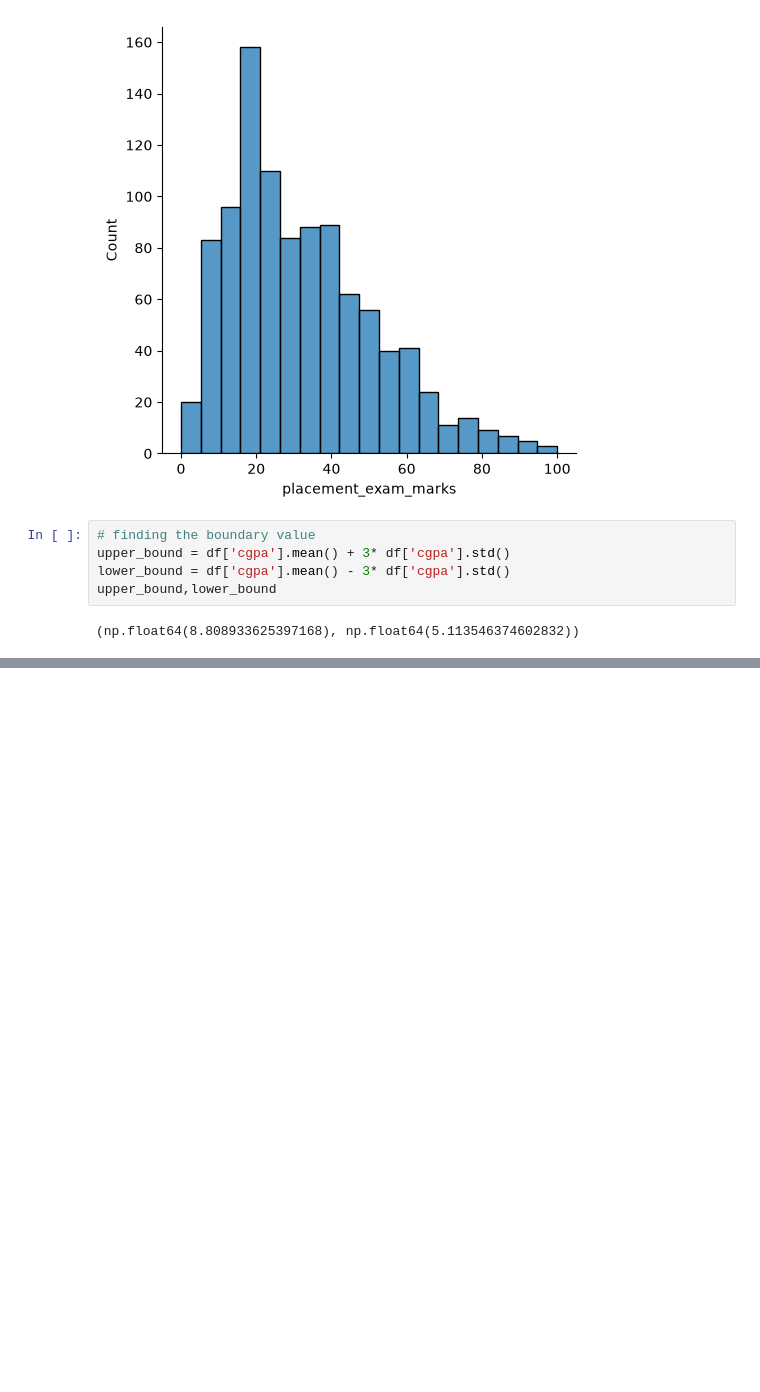
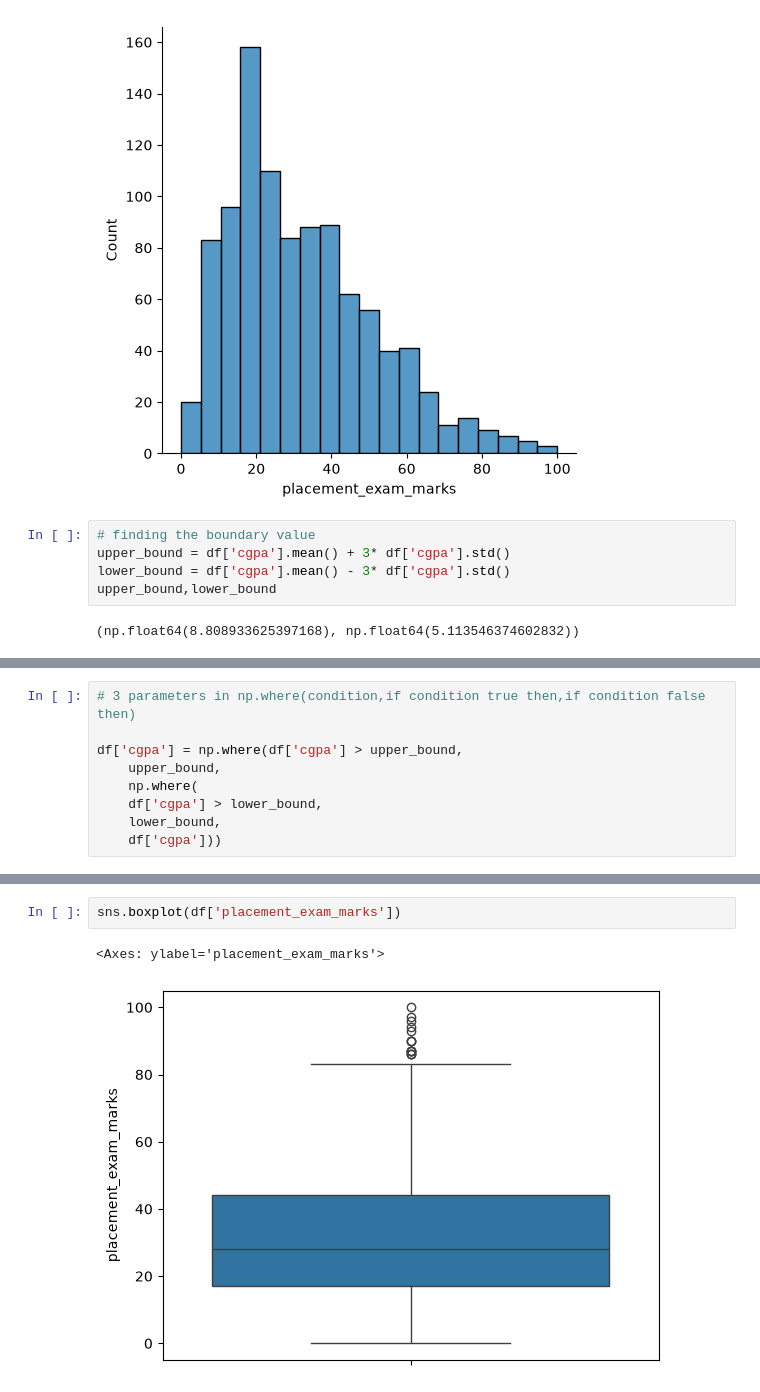
Before and after one commit to Raj2846/Python-RealLife-Problems, a Jupyter notebook: Data_Science/Outliers.ipynb, the cells around one changed output, grey strips where cells are left out. Saved outputs shown, nothing was run; the diff lists cells and outputs as text; blank space fills up the shorter version.

```diff
--- a/Data_Science/Outliers.ipynb
+++ b/Data_Science/Outliers.ipynb
@@ -98,0 +143,9 @@ upper_bound,lower_bound
+# %%
+# 3 parameters in np.where(condition,if condition true then,if condition false then)
+
+df['cgpa'] = np.where(df['cgpa'] > upper_bound,
+    upper_bound,
+    np.where(
+    df['cgpa'] > lower_bound,
+    lower_bound,
+    df['cgpa']))
@@ -98,0 +210,5 @@ upper_bound,lower_bound
+# %%
+sns.boxplot(df['placement_exam_marks'])
+# %% [output]
+<Axes: ylabel='placement_exam_marks'>
+[figure, added]
```
Also changed, not shown: parts of 41 cells of this notebook.
